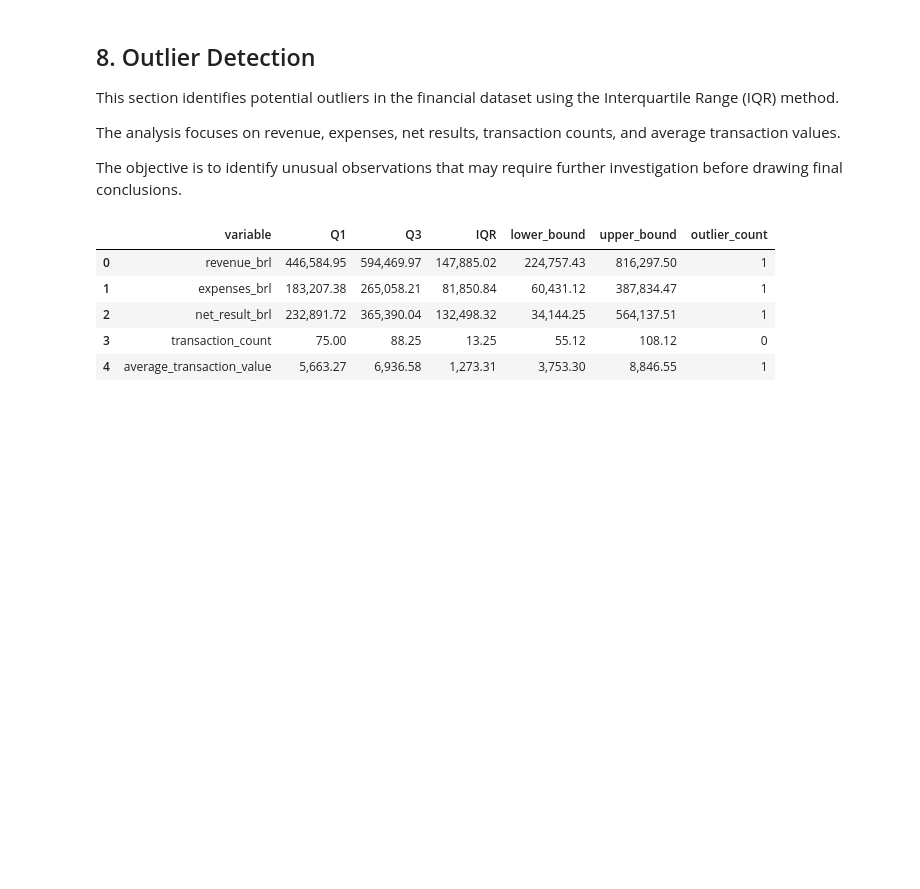
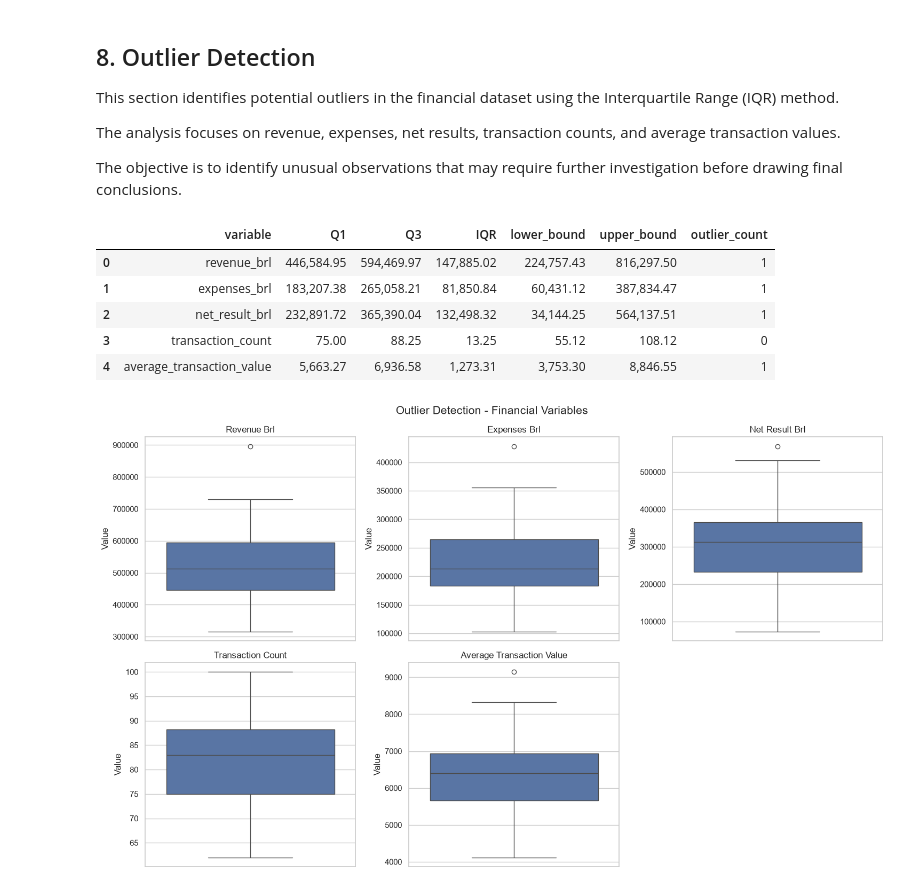
Before and after one commit to guilherme-santos-machado/portfolio-data-analytics, a Jupyter notebook: 03-exploratory-data-analysis-python/notebooks/02_exploratory_data_analysis.ipynb, the cells around one changed output. Drawn from its saved outputs; the diff is of its cells as text; code cells hidden in the pictures; blank space fills up the shorter version.

Commit message:
Box plot created

```diff
--- a/03-exploratory-data-analysis-python/notebooks/02_exploratory_data_analysis.ipynb
+++ b/03-exploratory-data-analysis-python/notebooks/02_exploratory_data_analysis.ipynb
@@ -886,3 +886,27 @@ outlier_summary.round(2)
 | 2 | net_result_brl | 232,891.72 | 365,390.04 | 132,498.32 | 34,144.25 | 564,137.51 | 1 |
 | 3 | transaction_count | 75.00 | 88.25 | 13.25 | 55.12 | 108.12 | 0 |
 | 4 | average_transaction_value | 5,663.27 | 6,936.58 | 1,273.31 | 3,753.30 | 8,846.55 | 1 |
+# %%
+# Boxplot visualization for numerical variables
+
+fig, axes = plt.subplots(2, 3, figsize=(15, 9))
+
+for ax, column in zip(axes.flat, variables):
+
+    sns.boxplot(
+        y=df[column],
+        ax=ax
+    )
+
+    ax.set_title(column.replace('_', ' ').title())
+    ax.set_ylabel('Value')
+
+# Remove unused subplot
+fig.delaxes(axes[1, 2])
+
+plt.suptitle('Outlier Detection - Financial Variables', fontsize=15)
+
+plt.tight_layout()
+plt.show()
+# %% [output]
+[figure, added]
```
